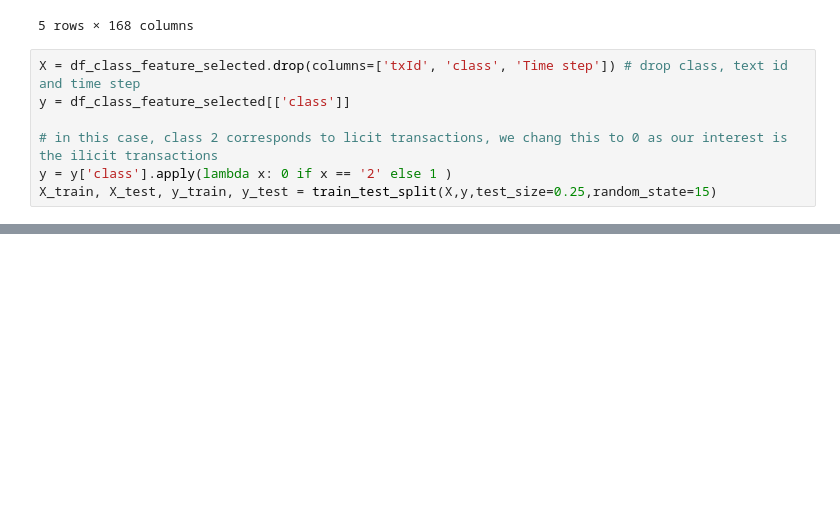
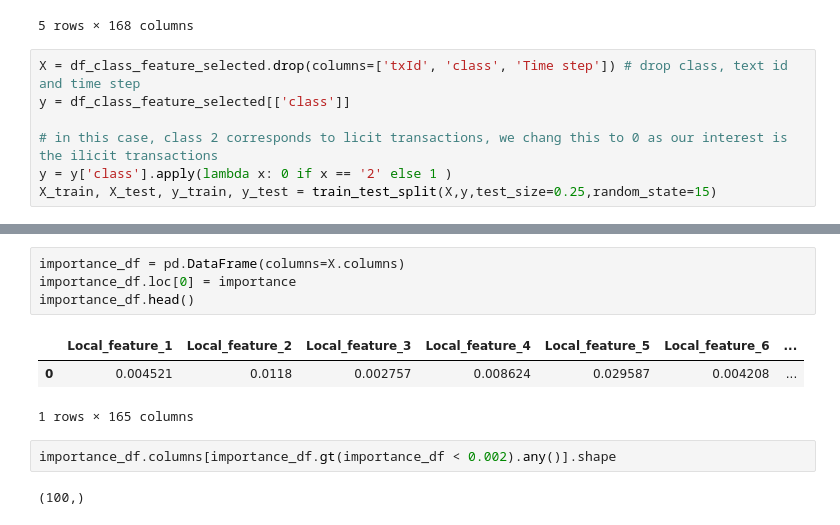
Before and after one commit to cocoy02/BT4012_AML-Fraud-Detection, a Jupyter notebook: EDA_dy.ipynb, the cells around one changed output, grey strips where cells are left out. Drawn from its saved outputs; the diff is of its cells as text; blank space fills up the shorter version.

```diff
--- a/EDA_dy.ipynb
+++ b/EDA_dy.ipynb
@@ -89,0 +131,12 @@ weighted avg       0.99      0.99      0.99     11641
+# %%
+importance_df = pd.DataFrame(columns=X.columns)
+importance_df.loc[0] = importance
+importance_df.head()
+# %% [output]
+|  | Local_feature_1 | Local_feature_2 | Local_feature_3 | Local_feature_4 | Local_feature_5 | Local_feature_6 | ... |
+| 0 | 0.004521 | 0.0118 | 0.002757 | 0.008624 | 0.029587 | 0.004208 | ... |
+1 rows × 165 columns
+# %%
+importance_df.columns[importance_df.gt(importance_df < 0.002).any()].shape
+# %% [output]
+(100,)
```
Also changed, not shown: parts of 19 cells of this notebook.
